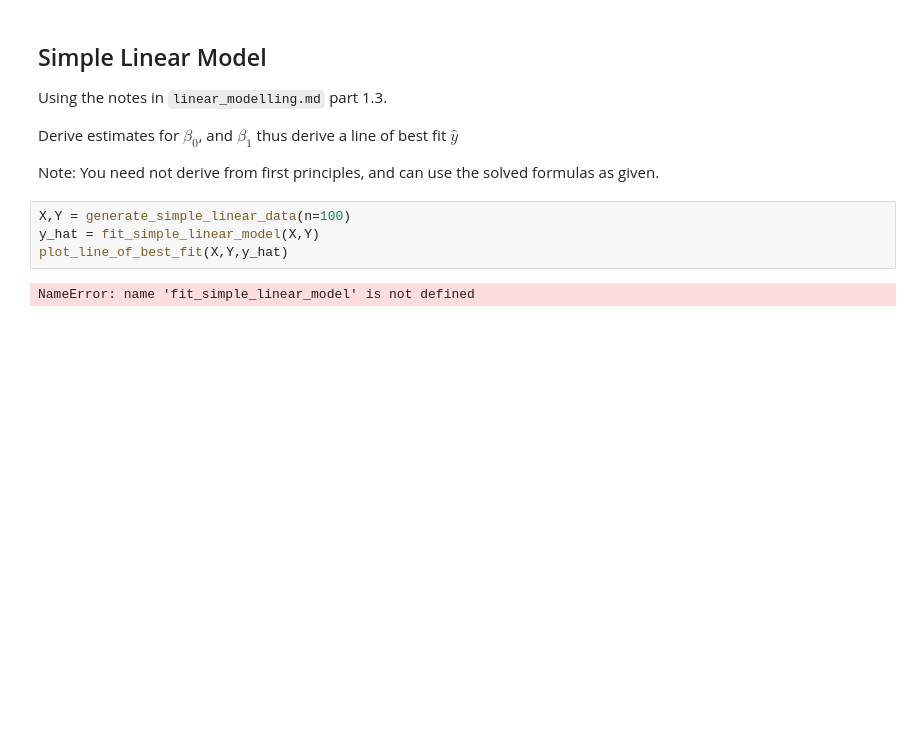
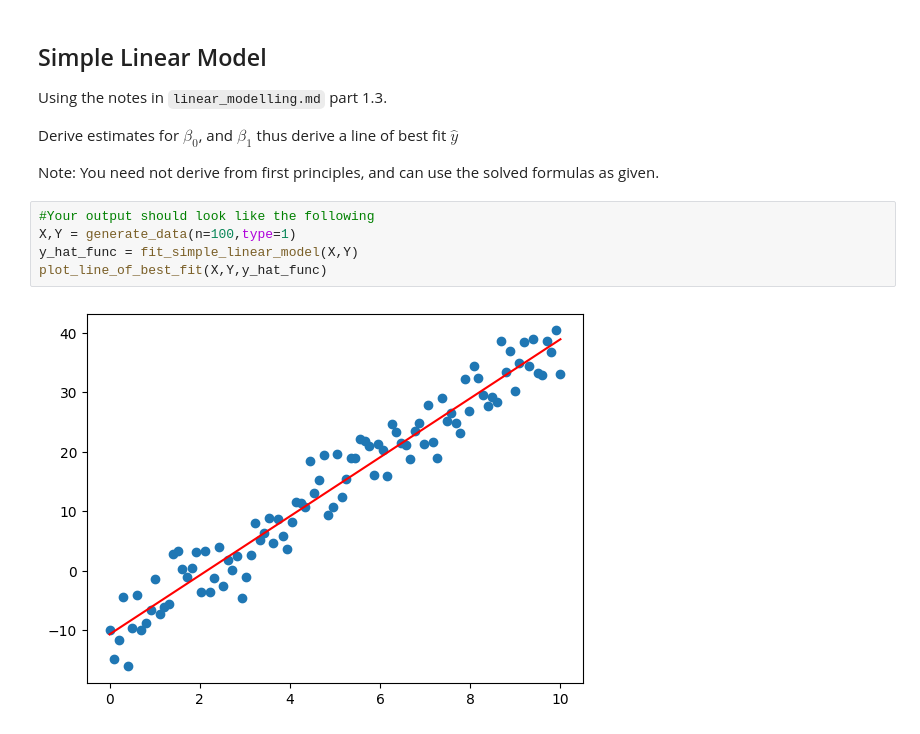
Before and after one commit to HarryWoollen/interactive_notes, a Jupyter notebook: interactive_demos/simple_linear_regression.ipynb, the cells around one changed output. Drawn from its saved outputs; the diff is of its cells as text; blank space fills up the shorter version.

```diff
--- a/interactive_demos/simple_linear_regression.ipynb
+++ b/interactive_demos/simple_linear_regression.ipynb
@@ -18,8 +16,9 @@ Derive estimates for $\beta_0$, and $\beta_1$ thus derive a line of best fit $\h
 
 Note: You need not derive from first principles, and can use the solved formulas as given.
 # %%
-X,Y = generate_simple_linear_data(n=100)
-y_hat = fit_simple_linear_model(X,Y)
-plot_line_of_best_fit(X,Y,y_hat)
+#Your output should look like the following
+X,Y = generate_data(n=100,type=1)
+y_hat_func = fit_simple_linear_model(X,Y)
+plot_line_of_best_fit(X,Y,y_hat_func)
 # %% [output]
-NameError: name 'fit_simple_linear_model' is not defined
+[figure, added]
```
Also changed, not shown: parts of 18 cells of this notebook, 1 other file.
